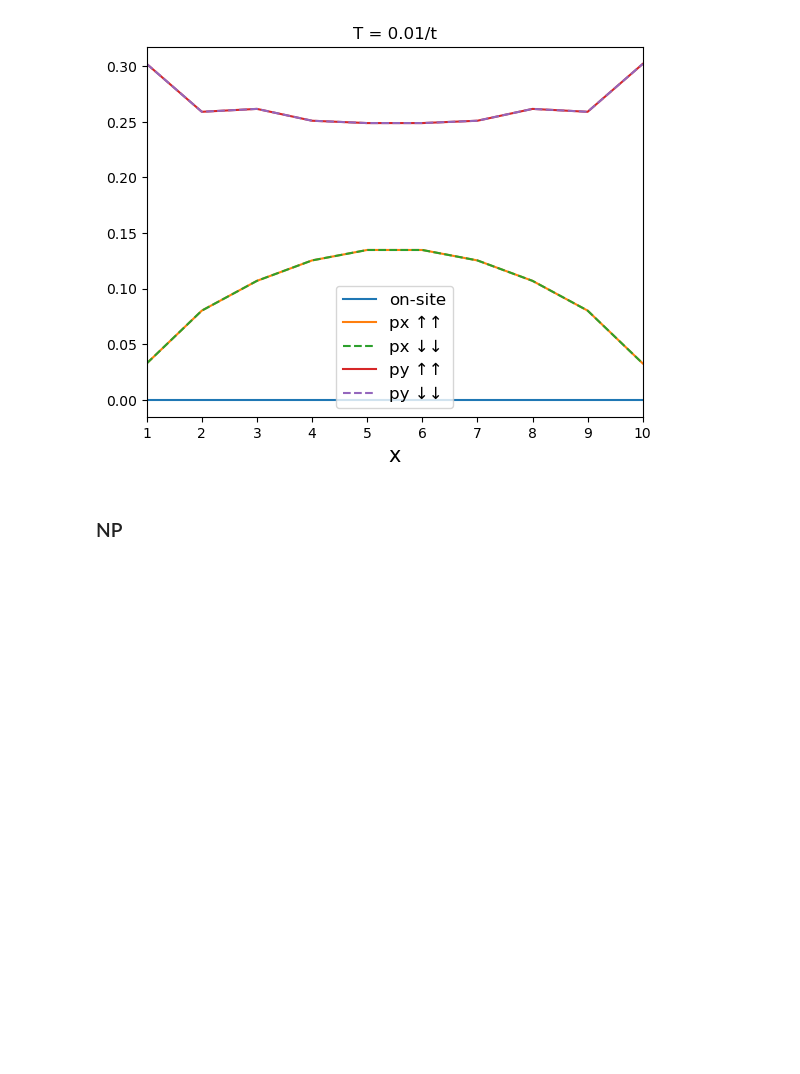
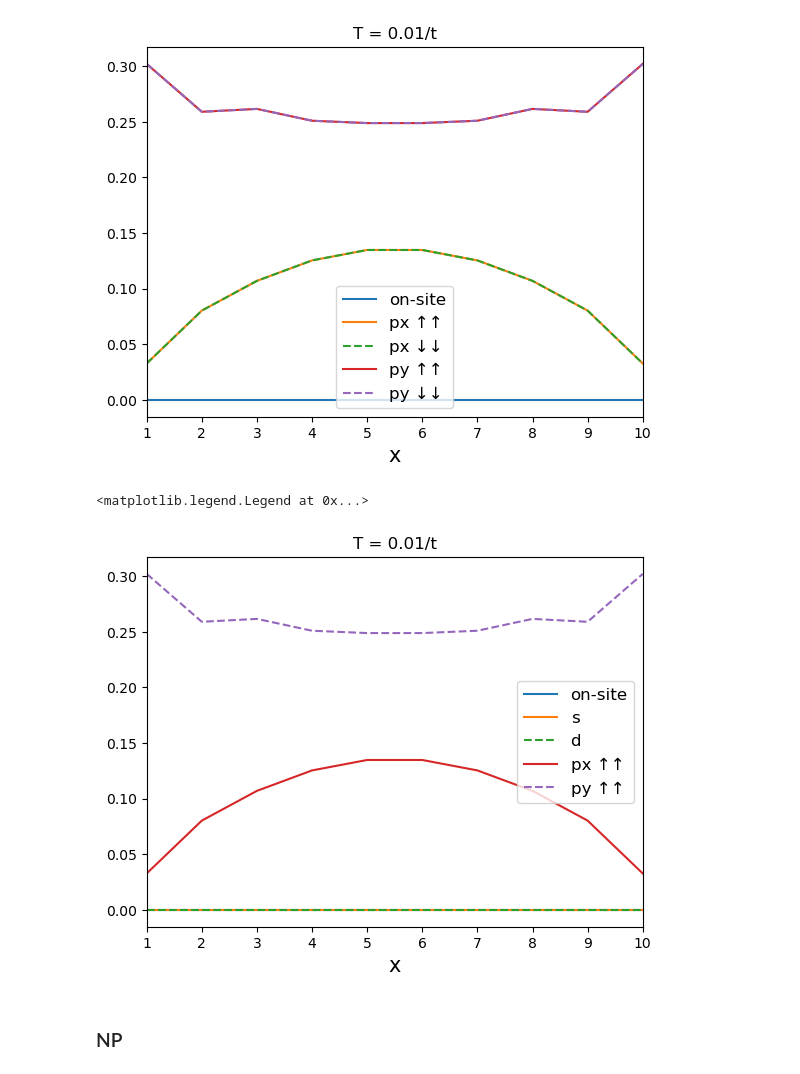
Before and after one commit to emilssp/master-thesis-codebase, a Jupyter notebook: notebooks/triplet.ipynb, the cells around one changed output. Drawn from its saved outputs; the diff is of its cells as text; code cells hidden in the pictures; blank space fills up the shorter version.

Commit message:
plot and verify

```diff
--- a/notebooks/triplet.ipynb
+++ b/notebooks/triplet.ipynb
@@ -59,6 +59,35 @@ plt.legend(fontsize=12, loc="best")
 # %% [output]
 <matplotlib.legend.Legend at 0x...>
 [figure]
+# %%
+FS_x = (H.Fuu_xplus + H.Fuu_xmin) / 2
+FS_y = (H.Fuu_yplus + H.Fuu_ymin) / 2
+
+FT_x_plus = (H.Fuu_xplus - H.Fuu_xmin) / 2
+FT_x_min = (H.Fuu_xmin - H.Fuu_xplus) / 2
+
+FT_y_plus = (H.Fuu_yplus - H.Fuu_ymin) / 2
+FT_y_min = (H.Fuu_ymin - H.Fuu_yplus) / 2
+
+F_swave = (np.r_[0, FS_x] + np.r_[FS_x, 0] + 2.0 * FS_y) / 4.0
+F_dwave = (np.r_[0, FS_x] + np.r_[FS_x, 0] - 2.0 * FS_y) / 4.0
+F_px = (np.r_[0, FT_x_plus] - np.r_[FT_x_min, 0]) / 2.0
+F_py = (FT_y_plus - FT_y_min) / 2.0
+# %%
+x = np.arange(1, X + 1)
+F0 = H.F0
+plt.title(f"T = {T}/t")
+plt.plot(x, np.abs(F0), label="on-site")
+plt.plot(x, np.abs(F_swave), label="s")
+plt.plot(x, np.abs(F_dwave), "--", label="d")
+plt.plot(x, np.abs(F_px), label="px ↑↑")
+plt.plot(x, np.abs(F_py), "--", label="py ↑↑")
+plt.xlabel("x", fontsize=15)
+plt.xlim(1, X)
+plt.legend(fontsize=12, loc="best")
+# %% [output]
+<matplotlib.legend.Legend at 0x...>
+[figure, added]
 # %% [markdown]
 ### NP
 # %%
```
Also changed, not shown: 3 other files.
